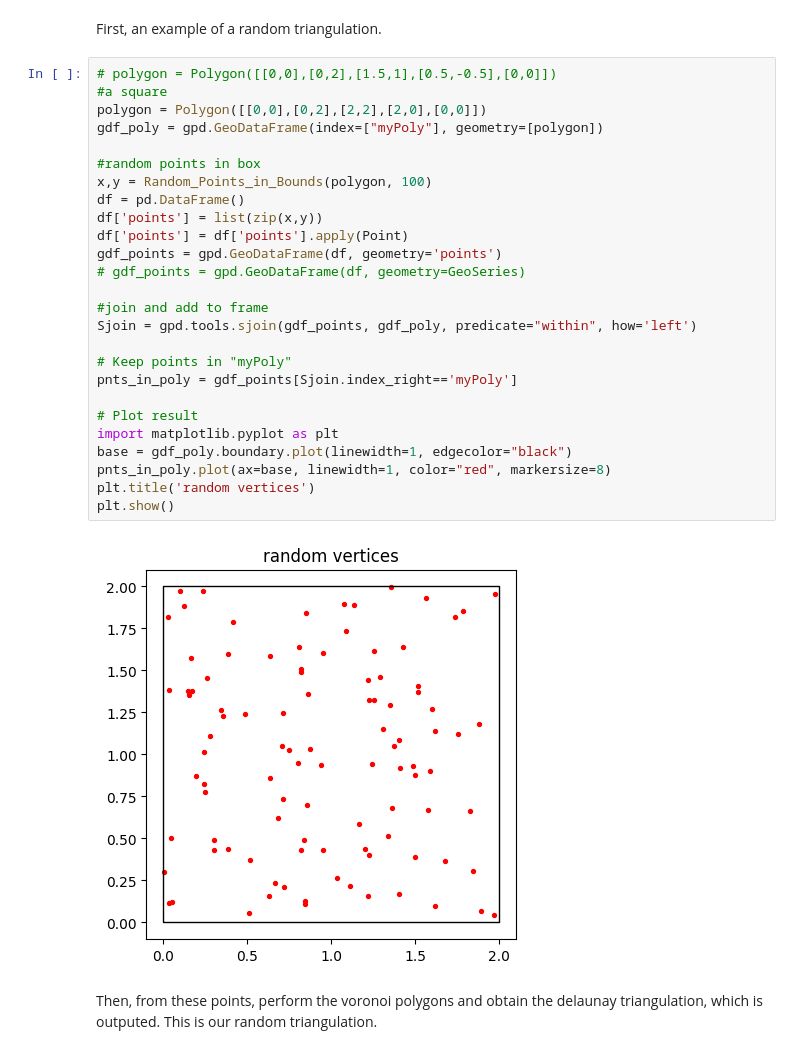
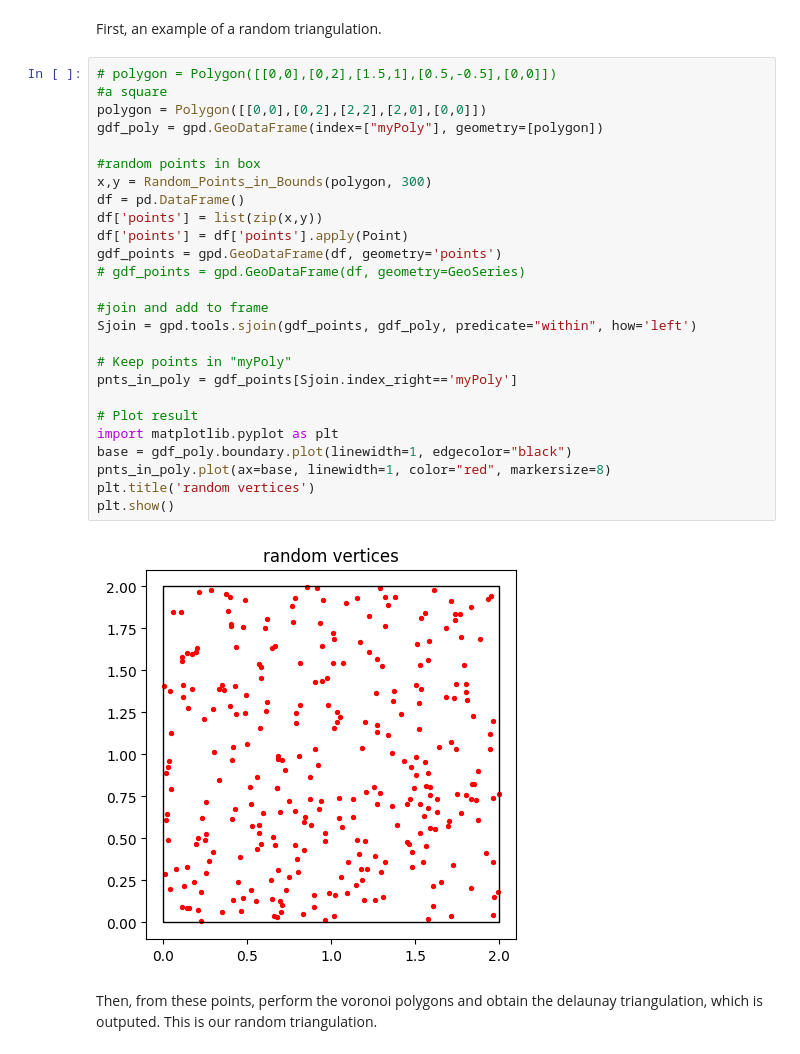
Before and after one commit to vdrouint/random-triangulations, a Jupyter notebook: random-triangulation.ipynb, the cells around one changed output. Drawn from its saved outputs; the diff is of its cells as text.

```diff
--- a/random-triangulation.ipynb
+++ b/random-triangulation.ipynb
@@ -250,31 +268,31 @@ First, an example of a random triangulation.
 # %%
 # polygon = Polygon([[0,0],[0,2],[1.5,1],[0.5,-0.5],[0,0]])
 #a square
 polygon = Polygon([[0,0],[0,2],[2,2],[2,0],[0,0]])
 gdf_poly = gpd.GeoDataFrame(index=["myPoly"], geometry=[polygon])
 
 #random points in box
-x,y = Random_Points_in_Bounds(polygon, 100)
+x,y = Random_Points_in_Bounds(polygon, 300)
 df = pd.DataFrame()
 df['points'] = list(zip(x,y))
 df['points'] = df['points'].apply(Point)
 gdf_points = gpd.GeoDataFrame(df, geometry='points')
 # gdf_points = gpd.GeoDataFrame(df, geometry=GeoSeries)
 
 #join and add to frame
 Sjoin = gpd.tools.sjoin(gdf_points, gdf_poly, predicate="within", how='left')
 
 # Keep points in "myPoly"
 pnts_in_poly = gdf_points[Sjoin.index_right=='myPoly']
 
 # Plot result
 import matplotlib.pyplot as plt
 base = gdf_poly.boundary.plot(linewidth=1, edgecolor="black")
 pnts_in_poly.plot(ax=base, linewidth=1, color="red", markersize=8)
 plt.title('random vertices')
 plt.show()
 # %% [output]
-[figure, old version]
+[figure, new version]
 # %% [markdown]
 Then, from these points, perform the voronoi polygons and obtain the delaunay triangulation, which is outputed. This is our random triangulation.
 # %%
```
Also changed, not shown: parts of 7 cells of this notebook, 3 other files.
